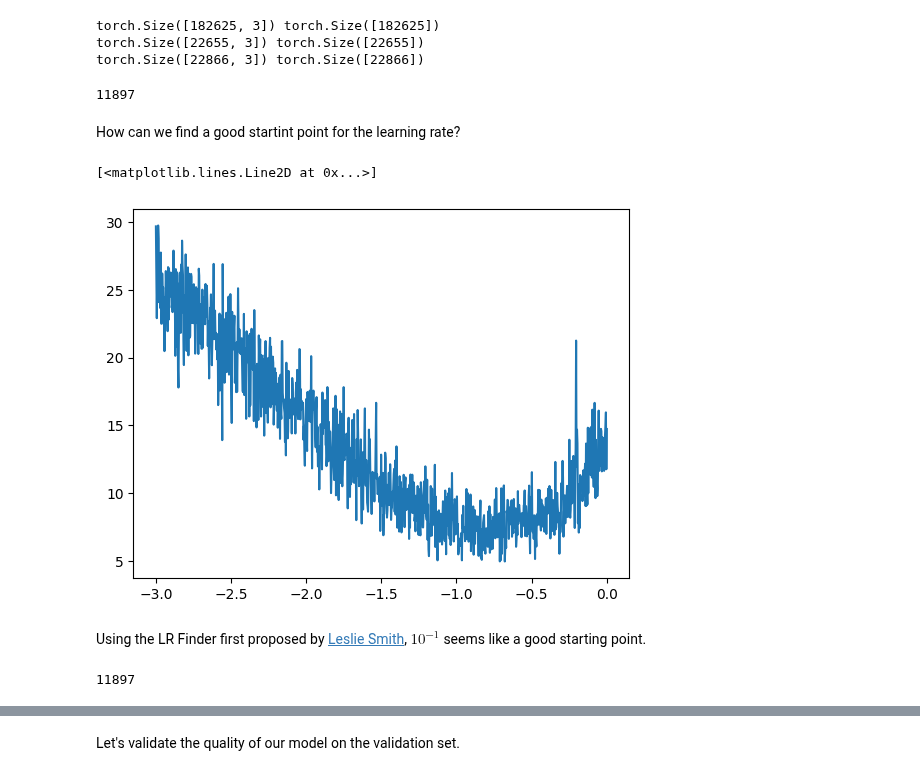
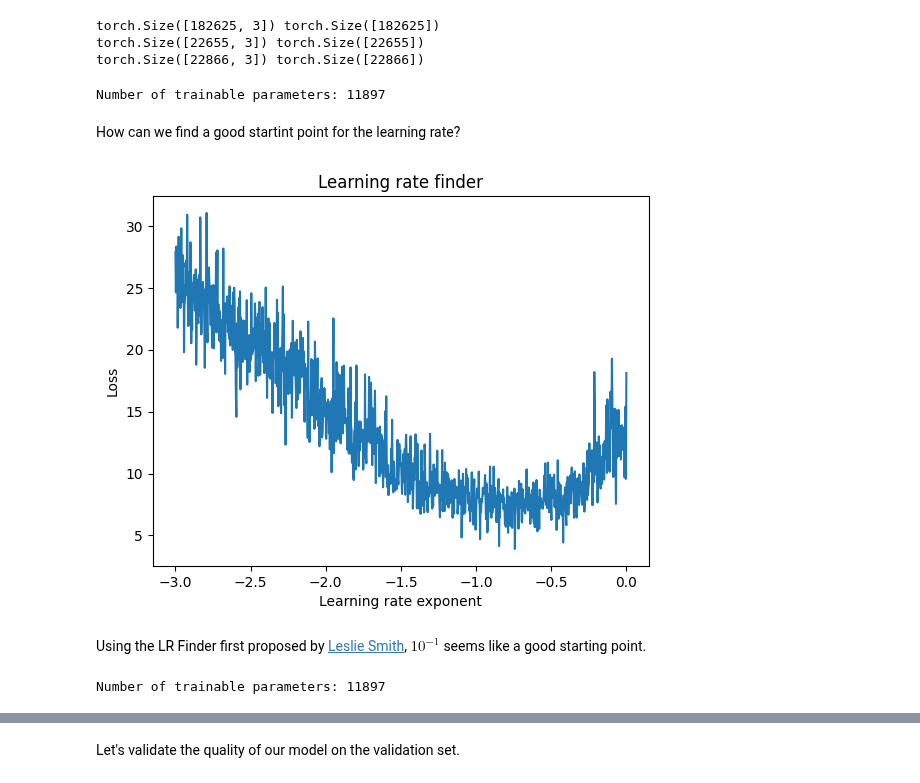
Before and after one commit to IamGianluca/dl, a Jupyter notebook: nbs/karpathy/makemore/makemore_part2_mlp.ipynb, the cells around one changed output, grey strips where cells are left out. Saved outputs shown, nothing was run; the diff lists cells and outputs as text; code cells hidden in the pictures.

```diff
--- a/nbs/karpathy/makemore/makemore_part2_mlp.ipynb
+++ b/nbs/karpathy/makemore/makemore_part2_mlp.ipynb
@@ -74,12 +73,12 @@ W2 = torch.randn((n_hidden, vocab_size), generator=g)
 b2 = torch.randn((vocab_size), generator=g)
 
 parameters = [C, W1, b1, W2, b2]
+print(f"Number of trainable parameters: {sum(p.nelement() for p in parameters)}")  # total number of parameters in the model
 
-print(sum(p.nelement() for p in parameters))  # total number of parameters in the model
 for p in parameters:
     p.requires_grad = True
 # %% [output]
-11897
+Number of trainable parameters: 11897
 # %% [markdown]
 How can we find a good startint point for the learning rate?
 # %%
@@ -136,12 +120,16 @@ for step in range(max_steps):
     tracker.append(loss.item())
-# %%
-plt.plot(lre, tracker)
-# %% [output]
-[<matplotlib.lines.Line2D at 0x...>]
-[figure, removed]
+# %%
+plt.plot(lre, tracker)
+plt.title("Learning rate finder")
+plt.ylabel("Loss")
+plt.xlabel("Learning rate exponent")
+plt.show()
+# %% [output]
+[figure, added]
 # %% [markdown]
 Using the LR Finder first proposed by [Leslie Smith](https://arxiv.org/abs/1506.01186), $ 10^{-1} $ seems like a good starting point.
 # %%
+# re-init the model
 n_embd = 10  # the dimensionality of the character embedding vectors
 n_hidden = 200  # the number of neurons in the hidden layer of the MLP
 
@@ -153,10 +141,10 @@ W2 = torch.randn((n_hidden, vocab_size), generator=g)
 b2 = torch.randn((vocab_size), generator=g)
 
 parameters = [C, W1, b1, W2, b2]
+print(f"Number of trainable parameters: {sum(p.nelement() for p in parameters)}")  # total number of parameters in the model
 
-print(sum(p.nelement() for p in parameters))  # total number of parameters in the model
 for p in parameters:
     p.requires_grad = True
 # %% [output]
-11897
+Number of trainable parameters: 11897
 # %%
```
Also changed, not shown: parts of 9 cells of this notebook.
